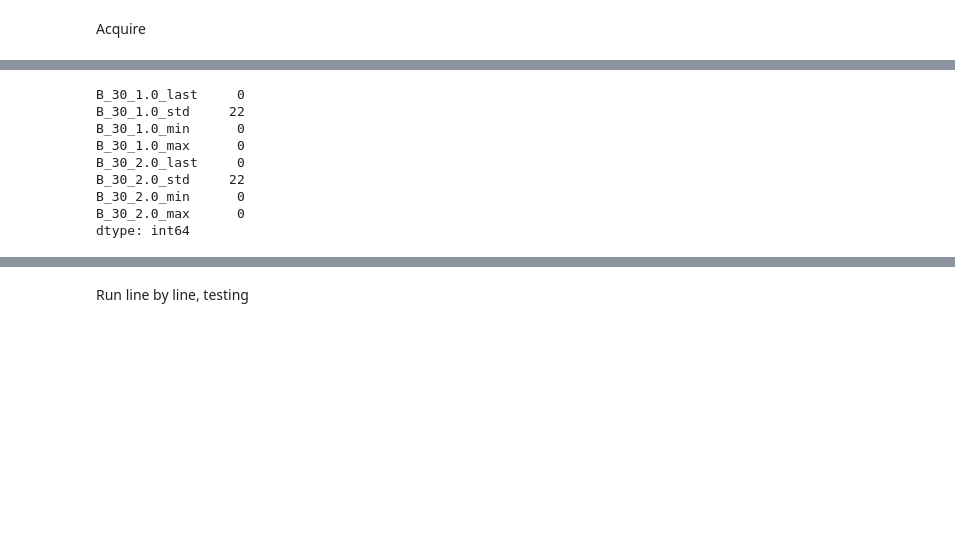
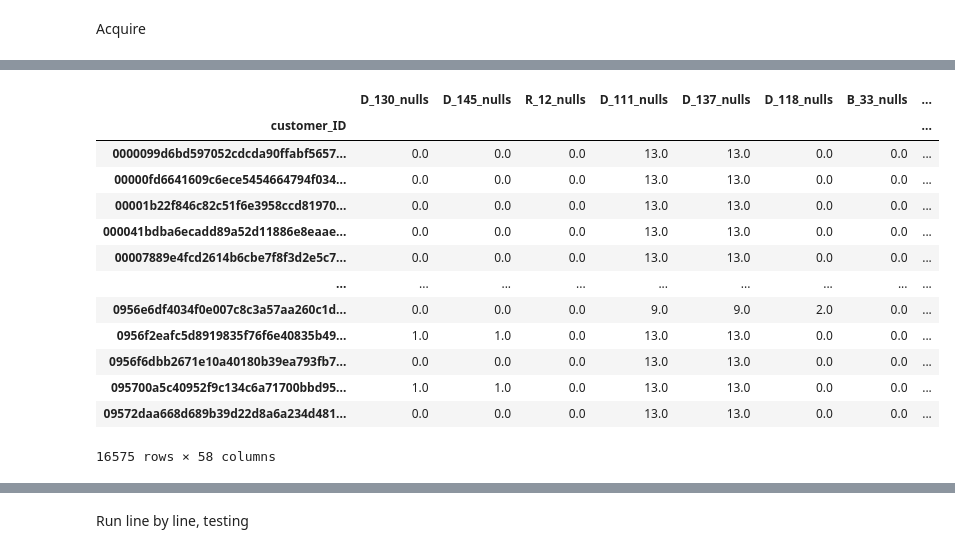
Before and after one commit to We-Need-More-RAM/amex_default_prediction, a Jupyter notebook: notebooks/maggie/wrangle.ipynb, the cells around one changed output, grey strips where cells are left out. Saved outputs shown, nothing was run; the diff lists cells and outputs as text; code cells hidden in the pictures; blank space fills up the shorter version.

Commit message:
model new features

```diff
--- a/notebooks/maggie/wrangle.ipynb
+++ b/notebooks/maggie/wrangle.ipynb
@@ -31,0 +22,8 @@ Explore categorical variables
+# %%
+df = pd.read_csv('model8_feature_scores.csv')
+df['raw_feature'] = df['0'].replace(to_replace = '_[a-z]+$', value = '', regex=True)
+cols_to_keep = df.groupby('raw_feature').sum().sort_values(by='gain').tail(100).index
+# %%
+# %%timeit -r 1 -n 1
+# X_df_header = pd.read_csv('../../data/raw/train_data.csv', nrows=0)
+X_df, y_df = wrangle.acquire_amex()
@@ -32,2 +62,2 @@ Explore categorical variables
 # %%
-X_df_cat.mean()
+X_df20 = X_df[['customer_ID'] + list(cols_to_keep)]
@@ -90,0 +64,18 @@ KeyError: "None of [Index(['B_30', 'B_31', 'B_38', 'D_114', 'D_116', 'D_117', 'D
+# %%
+missing_vals_df = get_null_count(X_df20[['customer_ID'] + list(X_df20.isnull().sum()[X_df20.isnull().sum()>0].index)])
+missing_vals_df
+# %% [output]
+|  | D_130_nulls | D_145_nulls | R_12_nulls | D_111_nulls | D_137_nulls | D_118_nulls | B_33_nulls | ... |
+| customer_ID |  |  |  |  |  |  |  | ... |
+| 0000099d6bd597052cdcda90ffabf5657... | 0.0 | 0.0 | 0.0 | 13.0 | 13.0 | 0.0 | 0.0 | ... |
+| 00000fd6641609c6ece5454664794f034... | 0.0 | 0.0 | 0.0 | 13.0 | 13.0 | 0.0 | 0.0 | ... |
+| 00001b22f846c82c51f6e3958ccd81970... | 0.0 | 0.0 | 0.0 | 13.0 | 13.0 | 0.0 | 0.0 | ... |
+| 000041bdba6ecadd89a52d11886e8eaae... | 0.0 | 0.0 | 0.0 | 13.0 | 13.0 | 0.0 | 0.0 | ... |
+| 00007889e4fcd2614b6cbe7f8f3d2e5c7... | 0.0 | 0.0 | 0.0 | 13.0 | 13.0 | 0.0 | 0.0 | ... |
+| ... | ... | ... | ... | ... | ... | ... | ... | ... |
+| 0956e6df4034f0e007c8c3a57aa260c1d... | 0.0 | 0.0 | 0.0 | 9.0 | 9.0 | 2.0 | 0.0 | ... |
+| 0956f2eafc5d8919835f76f6e40835b49... | 1.0 | 1.0 | 0.0 | 13.0 | 13.0 | 0.0 | 0.0 | ... |
+| 0956f6dbb2671e10a40180b39ea793fb7... | 0.0 | 0.0 | 0.0 | 13.0 | 13.0 | 0.0 | 0.0 | ... |
+| 095700a5c40952f9c134c6a71700bbd95... | 1.0 | 1.0 | 0.0 | 13.0 | 13.0 | 0.0 | 0.0 | ... |
+| 09572daa668d689b39d22d8a6a234d481... | 0.0 | 0.0 | 0.0 | 13.0 | 13.0 | 0.0 | 0.0 | ... |
+16575 rows × 58 columns
@@ -93,13 +88 @@ agg_df = X_df.groupby('customer_ID').agg(['last', 'std', 'min', 'max'])
 agg_df = collapse_columns(agg_df)
-# %%
-agg_df.filter(regex='B_30').isnull().sum()
-# %% [output]
-B_30_1.0_last     0
-B_30_1.0_std     22
-B_30_1.0_min      0
-B_30_1.0_max      0
-B_30_2.0_last     0
-B_30_2.0_std     22
-B_30_2.0_min      0
-B_30_2.0_max      0
-dtype: int64
```
Also changed, not shown: parts of 51 cells of this notebook, 2 other files.
